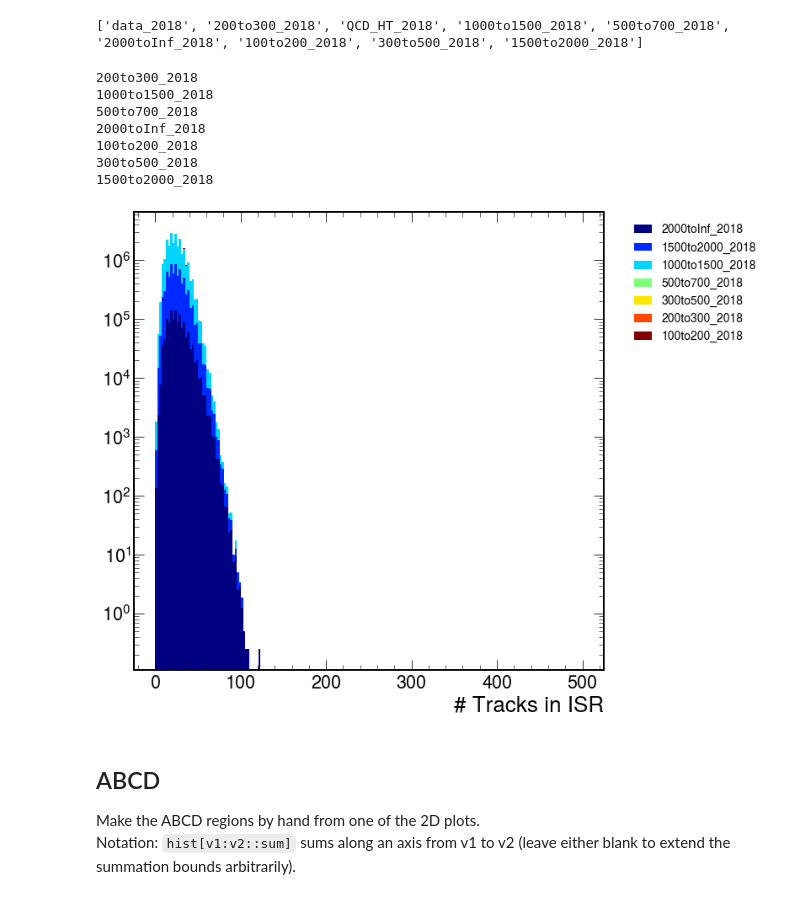
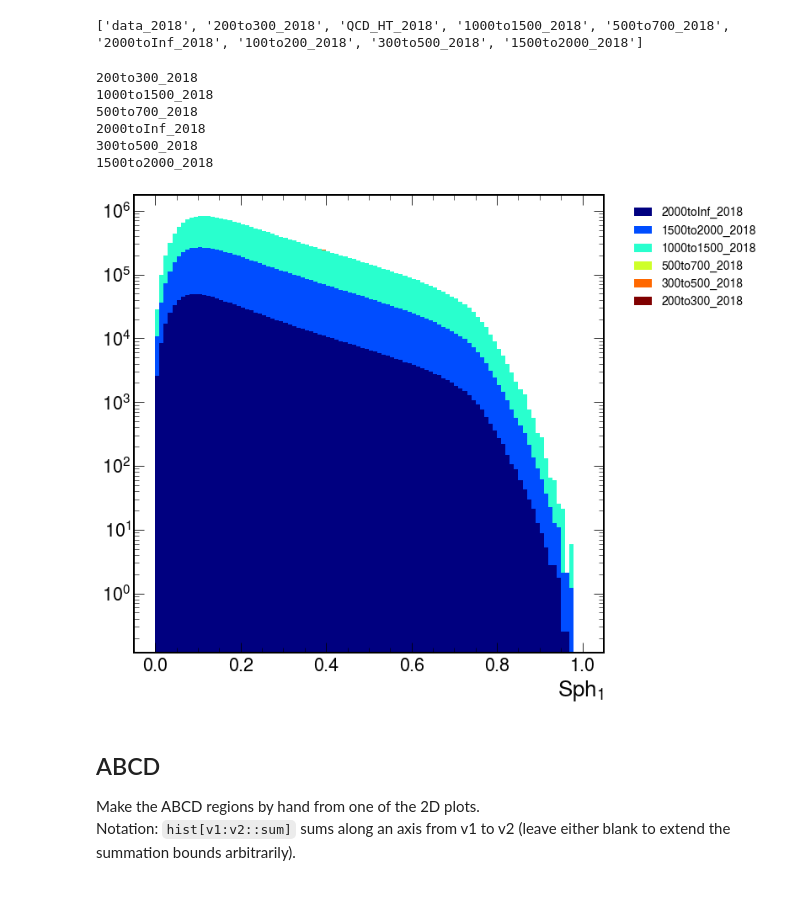
Before and after one commit to SUEPPhysics/SUEPCoffea_dask, a Jupyter notebook: plotting/plot.ipynb, the cells around one changed output. Saved outputs shown, nothing was run; the diff lists cells and outputs as text; code cells hidden in the pictures.

```diff
--- a/plotting/plot.ipynb
+++ b/plotting/plot.ipynb
@@ -194,8 +190,8 @@ for plot_label in plot_labels:
 
     # our custom ratio calculates errors differently, more appropriate for plotting densities
     if density:
-        h1 /= h1.sum().value
-        h2 /= h2.sum().value
+        h1 = h1/h1.sum().value
+        h2 = h2/h2.sum().value
         fig, axs, _ = plot_ratio(h1, h2, label1='QCD - HT Binned', label2='data')
         axs[0].legend()
     else:
@@ -219,10 +215,12 @@ Make ratio plots for different datasets of all regions combined into one histogr
 # %%
 x = 'ABCDEFGH'
 y = 'ADGBEHCF'
-plot_labels = ['ht_Cluster']
+plot_labels = ['SUEP_S1_Cluster']
+sample1 = 'QCD_HT_allyears'
+sample2 = 'data_allyears'
 for plot_label in plot_labels:
     fig, (ax1, ax2) = plot_ratio_regions(plots, 'A_'+plot_label,
-                           'QCD_HT_2017', 'data_2017',
-                           x, density=False)
+                           sample1, sample2,
+                           y, density=False)
     fig.savefig(output_label + plot_label + file_ext, bbox_inches='tight')
 # %% [output]
@@ -271,6 +269,10 @@ suep_slices = slice_hist2d(h1, regions_list)
 isr_slices = slice_hist2d(h2, regions_list)
 
 for suep, isr, regions in zip(suep_slices, isr_slices, regions_list):
+
+    suep = suep[0.35j:]
+    isr = isr[0.35j:]
+
     suep = suep/suep.sum().value
     isr = isr/isr.sum().value
 
@@ -455,8 +457,8 @@ for l1, l2 in combos:
         if h1.sum().value == 0 or h2.sum().value == 0: continue
 
         if density:
-            h1 /= h1.sum().value
-            h2 /= h2.sum().value
+            h1 = h1/h1.sum().value
+            h2 = h2/h2.sum().value
             fig, axs, _ = plot_ratio(h1, h2, label1=l1, label2=l2)
             axs[0].legend()
         else:
@@ -522,10 +524,10 @@ print(list(plots.keys()))
 # %% [output]
 ['data_2018', '200to300_2018', 'QCD_HT_2018', '1000to1500_2018', '500to700_2018', '2000toInf_2018', '100to200_2018', '300to500_2018', '1500to2000_2018']
 # %%
-plot_labels = ['ISR_nconst_ClusterInverted']
+plot_labels = ['ISR_S1_ClusterInverted']
 #samples = ['1500to2000', '500to700', '100to200', '200to300', '300to500', '2000toInf', '1000to1500']
 samples = ['200to300_2018', '1000to1500_2018', '500to700_2018',
-           '2000toInf_2018', '100to200_2018', '300to500_2018', '1500to2000_2018']
+           '2000toInf_2018', '300to500_2018', '1500to2000_2018']
 for plot_label in plot_labels:
 
     # get hists
@@ -536,35 +538,34 @@ for plot_label in plot_labels:
         labels.append(sample)
 
     # not sure why, but they NEED to be color coded appropriately
     vals = []
     for key in labels:
         key = key.split("_")[0]
         keyslice = key.split("to")[0]
         val = int(keyslice)
         vals.append(val)
     hlist_sorted, labels_sorted = [], []
     for arg in np.argsort(vals)[::-1]:
         hlist_sorted.append(hlist[arg])
         labels_sorted.append(labels[arg])
 
     cmap = plt.cm.jet(np.linspace(0, 1, len(labels_sorted)))
 
     hep.histplot(hlist_sorted, yerr=True, stack=True, histtype ='fill',
                  label=labels_sorted, color=cmap)
 
     plt.legend(fontsize=14, framealpha=1, facecolor='white', shadow=True, bbox_to_anchor=(1.04,1), loc="upper left")
     plt.yscale("log")
     plt.savefig(output_label + plot_label + file_ext, bbox_inches='tight')
     plt.show()
 # %% [output]
 200to300_2018
 1000to1500_2018
 500to700_2018
 2000toInf_2018
-100to200_2018
 300to500_2018
 1500to2000_2018
-[figure, old version]
+[figure, new version]
 # %% [markdown]
 ## ABCD
 Make the ABCD regions by hand from one of the 2D plots.<br>
```
Also changed, not shown: parts of 12 cells of this notebook, 1 other file.
